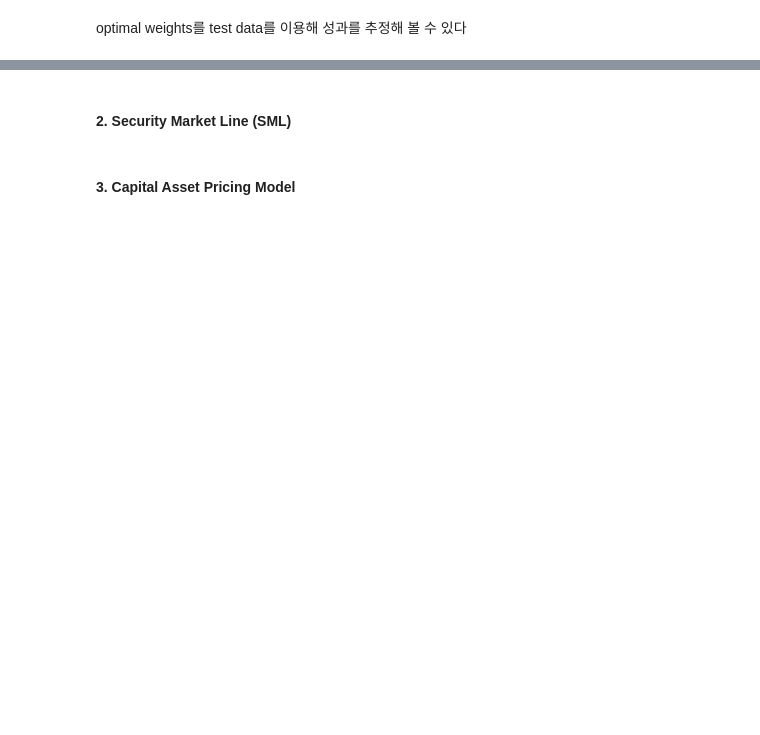
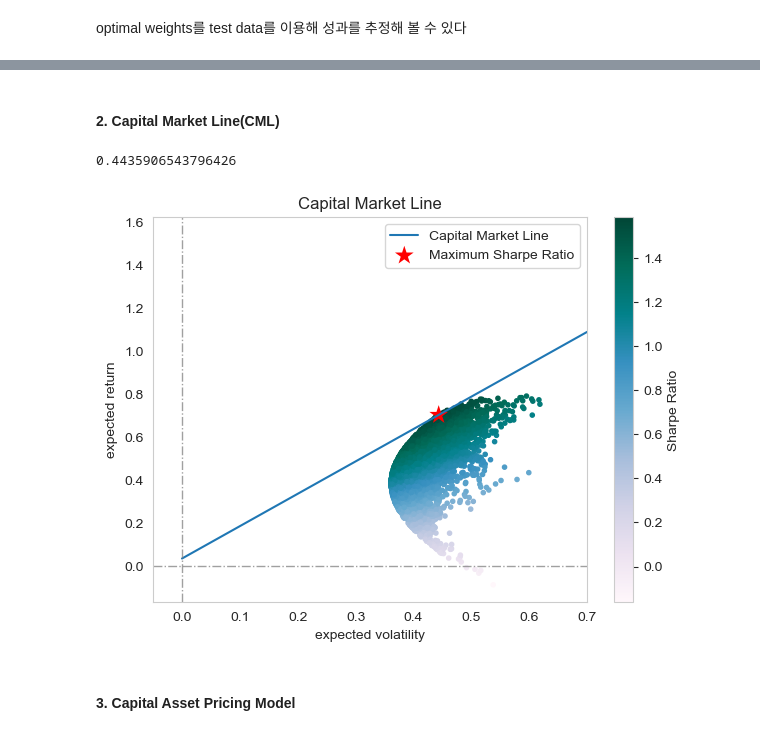
Before and after one commit to QuantifiSogang/2024-01SeniorClass, a Jupyter notebook: 01CapitalAssetPricingModels/Prac01PortfolioSelection.ipynb, the cells around one changed output, grey strips where cells are left out. Drawn from its saved outputs; the diff is of its cells as text; code cells hidden in the pictures; blank space fills up the shorter version.

```diff
--- a/01CapitalAssetPricingModels/Prac01PortfolioSelection.ipynb
+++ b/01CapitalAssetPricingModels/Prac01PortfolioSelection.ipynb
@@ -135,4 +135,36 @@ plt.show()
 # %% [markdown]
-#### 2. Security Market Line (SML)
+#### 2. Capital Market Line(CML)
+# %%
+max_sharpe_std
+# %% [output]
+0.4435906543796426
+# %%
+rf = 0.035
+slope = (max_sharpe_return - rf) / (max_sharpe_std)
+var_list = [x * slope + rf for x in np.linspace(0, 1, 2500)]
+# %%
+x = np.linspace(0,1,2500)
+y = var_list
+
+plt.figure(figsize = (7, 5))
+plt.plot(x, y, label = 'Capital Market Line')
+plt.scatter(port_std, port_rets, c = sharpe_ratio, marker = '.',  cmap='PuBuGn')
+plt.colorbar(label='Sharpe Ratio')
+plt.scatter(
+    max_sharpe_std, max_sharpe_return,
+    c = 'red', s = 200, edgecolors = 'none', label = 'Maximum Sharpe Ratio', marker = '*'
+)
+
+plt.legend()
+plt.axhline(0, color = 'gray', ls = '-.', lw = 1, alpha = 0.75)
+plt.axvline(0, color = 'gray', ls = '-.', lw = 1, alpha = 0.75)
+plt.grid(False)
+plt.xlim([-0.05, 0.7])
+plt.xlabel('expected volatility')
+plt.ylabel('expected return')
+plt.title('Capital Market Line')
+plt.show()
+# %% [output]
+[figure, added]
 # %% [markdown]
 #### 3. Capital Asset Pricing Model
```
Also changed, not shown: parts of 9 cells of this notebook.
